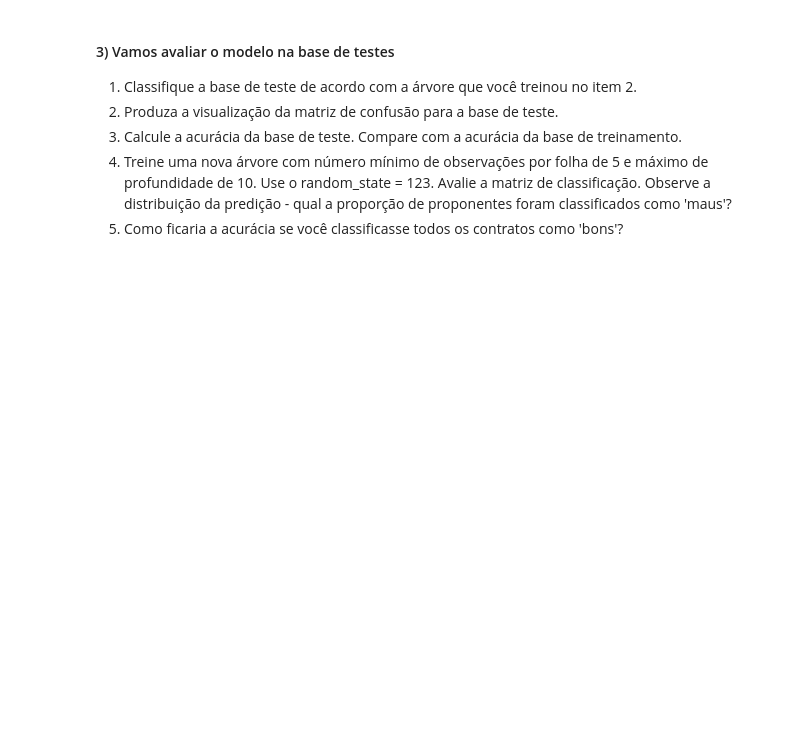
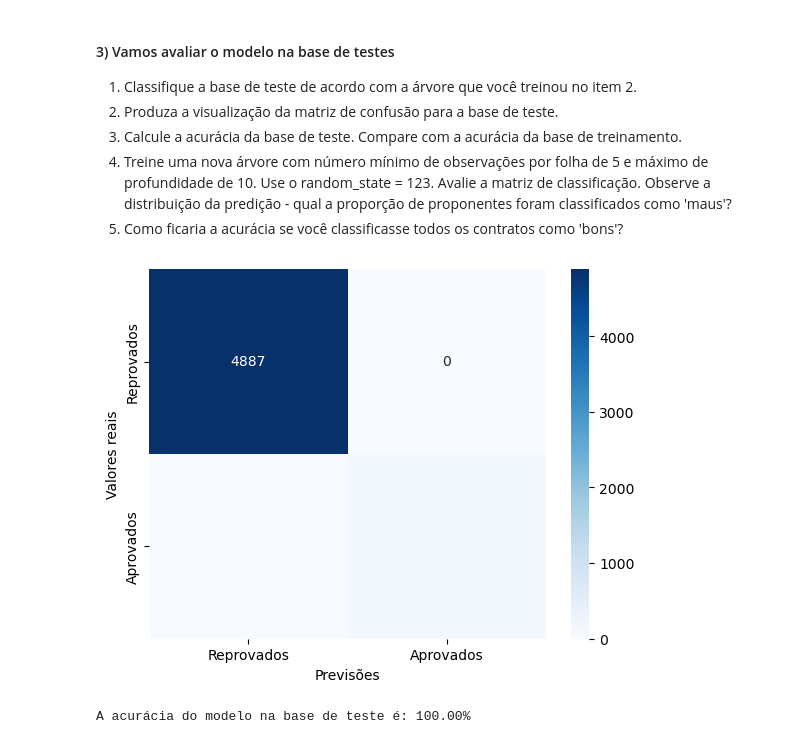
Before and after one commit to MacielGithub/Exercicios_EBAC, a Jupyter notebook: M7_E2.ipynb, the cells around one changed output. Drawn from its saved outputs; the diff is of its cells as text; code cells hidden in the pictures; blank space fills up the shorter version.

```diff
--- a/M7_E2.ipynb
+++ b/M7_E2.ipynb
@@ -65,3 +95,26 @@ Reshape your data either using array.reshape(-1, 1) if your data has a single fe
 3. Calcule a acurácia da base de teste. Compare com a acurácia da base de treinamento.
 4. Treine uma nova árvore com número mínimo de observações por folha de 5 e máximo de profundidade de 10. Use o random_state = 123. Avalie a matriz de classificação. Observe a distribuição da predição - qual a proporção de proponentes foram classificados como 'maus'?
 5. Como ficaria a acurácia se você classificasse todos os contratos como 'bons'?
+# %%
+# 1
+# Previsões na base de teste
+previsoes_teste = modelo.predict(X_val)
+
+# Matriz de confusão para a base de teste
+matriz_confusao_teste = confusion_matrix(y_val, previsoes_teste)
+# %%
+# 2
+# Visualização
+sns.heatmap(matriz_confusao_teste, annot=True, fmt='d', cmap='Blues', xticklabels=["Reprovados", "Aprovados"], yticklabels=["Reprovados", "Aprovados"])
+plt.xlabel('Previsões')
+plt.ylabel('Valores reais')
+plt.show()
+# %% [output]
+[figure, added]
+# %%
+# 3
+# Acurácia na base de teste
+acuracia_teste = accuracy_score(y_val, previsoes_teste)
+print(f"A acurácia do modelo na base de teste é: {acuracia_teste*100:.2f}%")
+# %% [output]
+A acurácia do modelo na base de teste é: 100.00%
```
Also changed, not shown: parts of 6 cells of this notebook.
